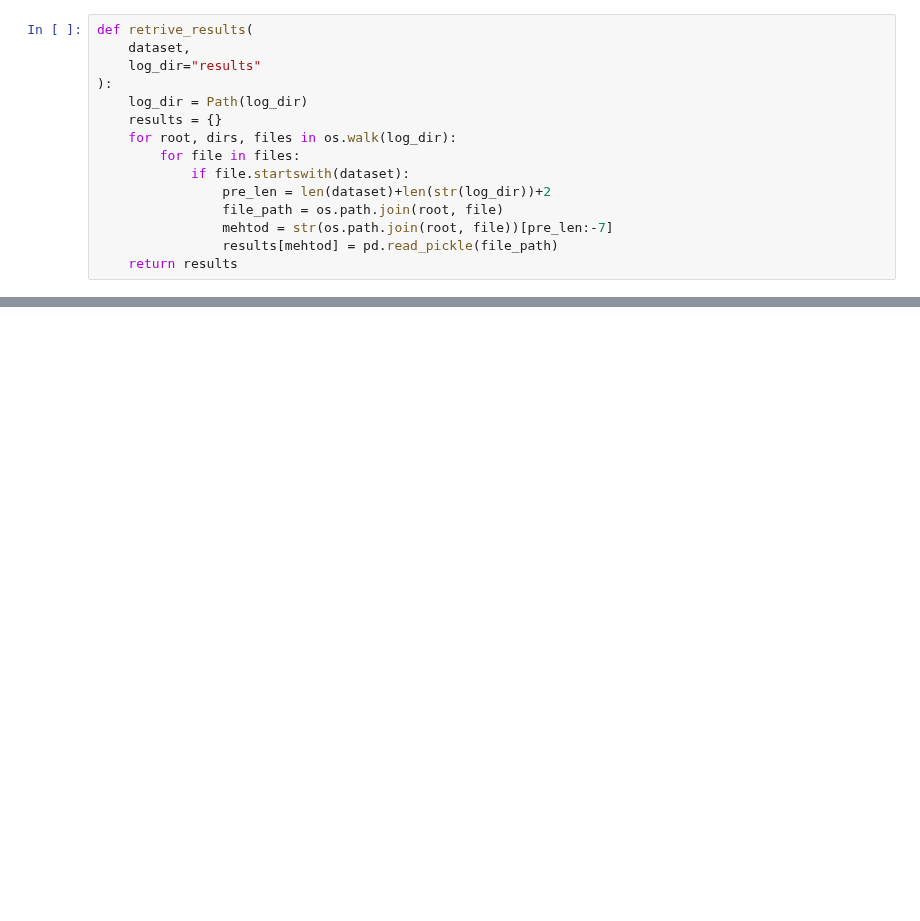
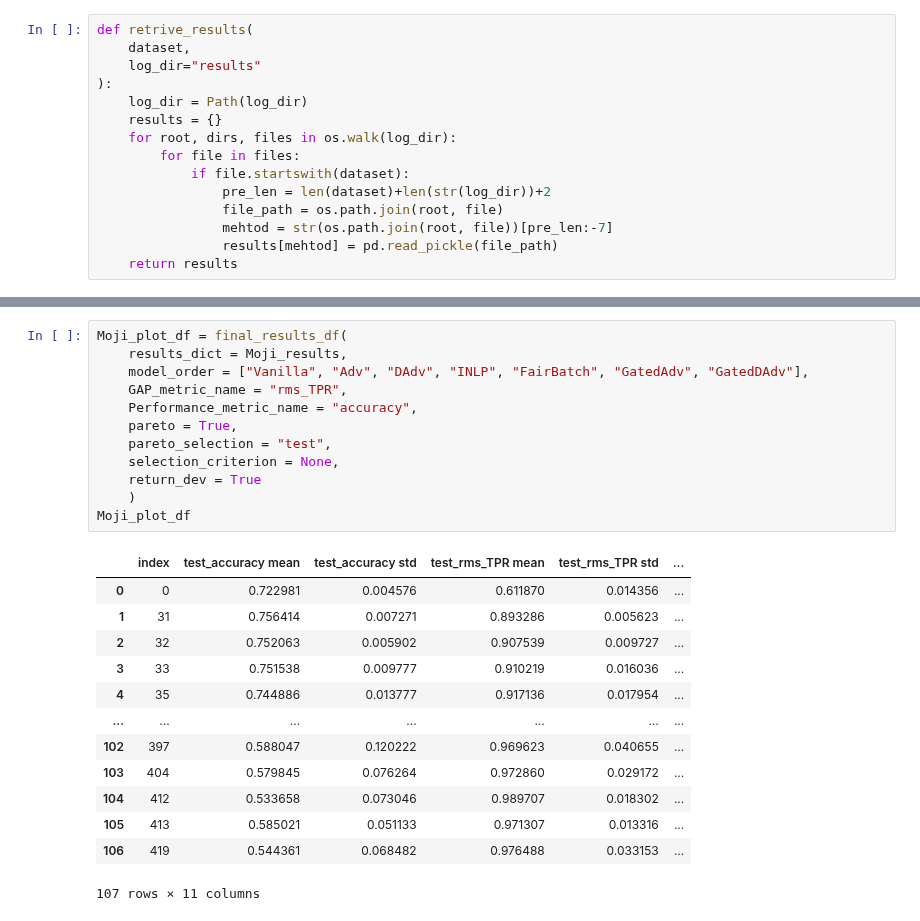
Before and after one commit to Libr-AI/fairlib, a Jupyter notebook: analysis/Final_results_in_paper.ipynb, the cells around one changed output, grey strips where cells are left out. Drawn from its saved outputs; the diff is of its cells as text; blank space fills up the shorter version.

```diff
--- a/analysis/Final_results_in_paper.ipynb
+++ b/analysis/Final_results_in_paper.ipynb
@@ -44,0 +130,26 @@ model_comparasion(results)
+# %%
+Moji_plot_df = final_results_df(
+    results_dict = Moji_results,
+    model_order = ["Vanilla", "Adv", "DAdv", "INLP", "FairBatch", "GatedAdv", "GatedDAdv"],
+    GAP_metric_name = "rms_TPR",
+    Performance_metric_name = "accuracy",
+    pareto = True,
+    pareto_selection = "test",
+    selection_criterion = None,
+    return_dev = True
+    )
+Moji_plot_df
+# %% [output]
+|  | index | test_accuracy mean | test_accuracy std | test_rms_TPR mean | test_rms_TPR std | ... |
+| 0 | 0 | 0.722981 | 0.004576 | 0.611870 | 0.014356 | ... |
+| 1 | 31 | 0.756414 | 0.007271 | 0.893286 | 0.005623 | ... |
+| 2 | 32 | 0.752063 | 0.005902 | 0.907539 | 0.009727 | ... |
+| 3 | 33 | 0.751538 | 0.009777 | 0.910219 | 0.016036 | ... |
+| 4 | 35 | 0.744886 | 0.013777 | 0.917136 | 0.017954 | ... |
+| ... | ... | ... | ... | ... | ... | ... |
+| 102 | 397 | 0.588047 | 0.120222 | 0.969623 | 0.040655 | ... |
+| 103 | 404 | 0.579845 | 0.076264 | 0.972860 | 0.029172 | ... |
+| 104 | 412 | 0.533658 | 0.073046 | 0.989707 | 0.018302 | ... |
+| 105 | 413 | 0.585021 | 0.051133 | 0.971307 | 0.013316 | ... |
+| 106 | 419 | 0.544361 | 0.068482 | 0.976488 | 0.033153 | ... |
+107 rows × 11 columns
```
Also changed, not shown: parts of 14 cells of this notebook, 20 other files.
